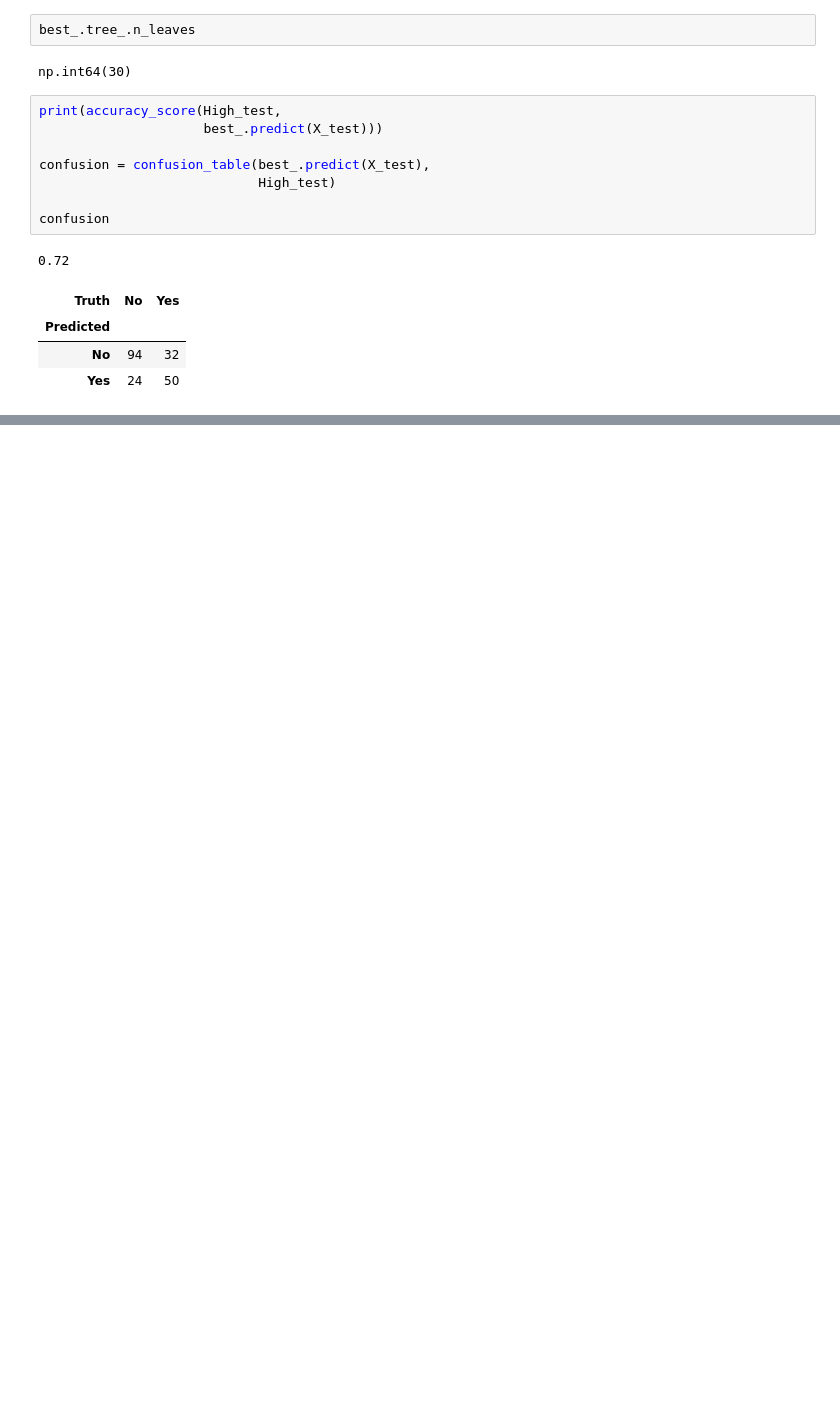
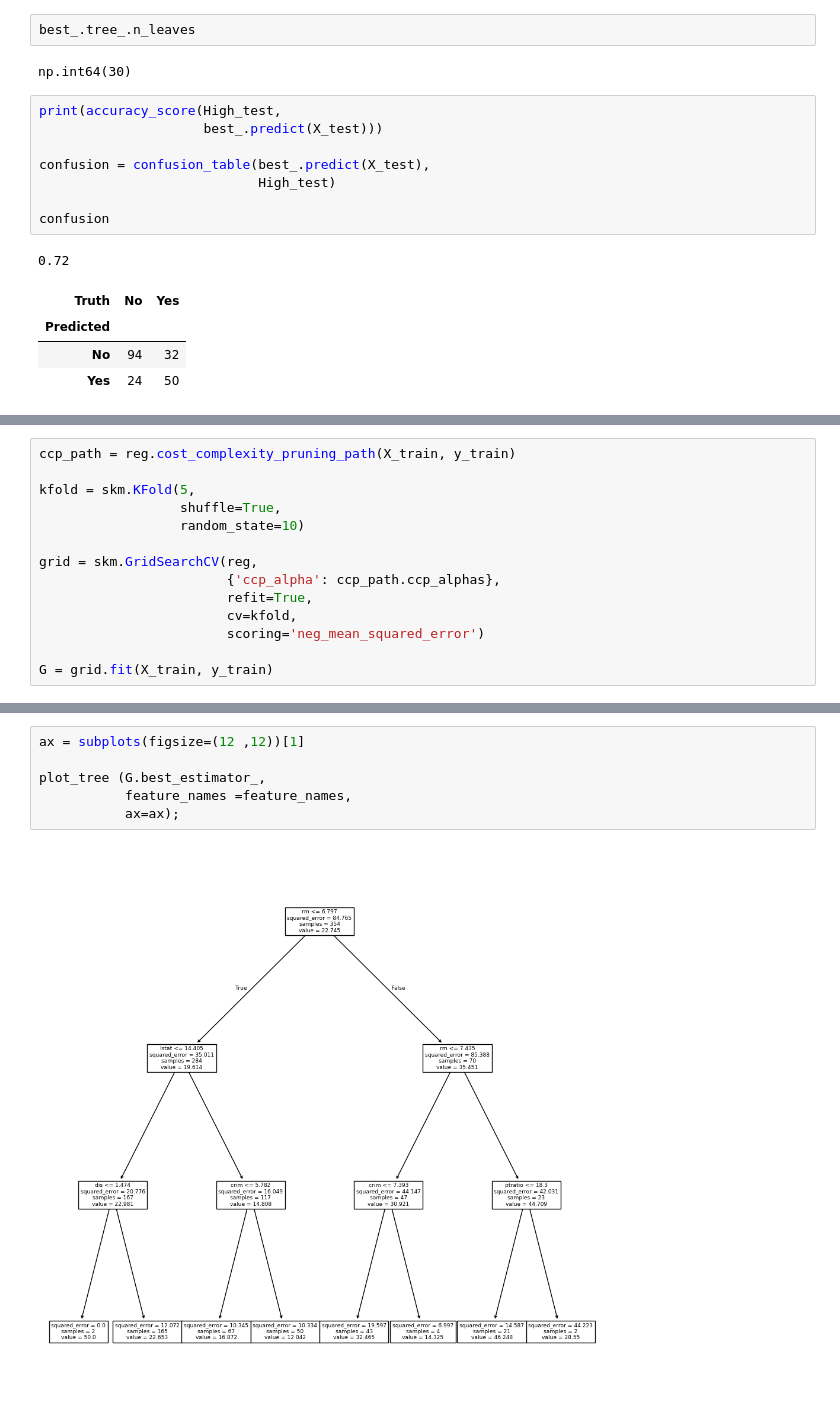
Before and after one commit to joakor89/An-Introduction-to-Statistical-Learning, a Jupyter notebook: chap_08/08_TBM.ipynb, the cells around one changed output, grey strips where cells are left out. Saved outputs shown, nothing was run; the diff lists cells and outputs as text; blank space fills up the shorter version.

```diff
--- a/chap_08/08_TBM.ipynb
+++ b/chap_08/08_TBM.ipynb
@@ -161,0 +190,14 @@ confusion
+# %%
+ccp_path = reg.cost_complexity_pruning_path(X_train, y_train)
+
+kfold = skm.KFold(5,
+                  shuffle=True,
+                  random_state=10)
+
+grid = skm.GridSearchCV(reg,
+                        {'ccp_alpha': ccp_path.ccp_alphas},
+                        refit=True,
+                        cv=kfold,
+                        scoring='neg_mean_squared_error')
+
+G = grid.fit(X_train, y_train)
@@ -161,0 +210,8 @@ confusion
+# %%
+ax = subplots(figsize=(12 ,12))[1]
+
+plot_tree (G.best_estimator_,
+           feature_names =feature_names,
+           ax=ax);
+# %% [output]
+[figure, added]
```
Also changed, not shown: parts of 5 cells of this notebook.
